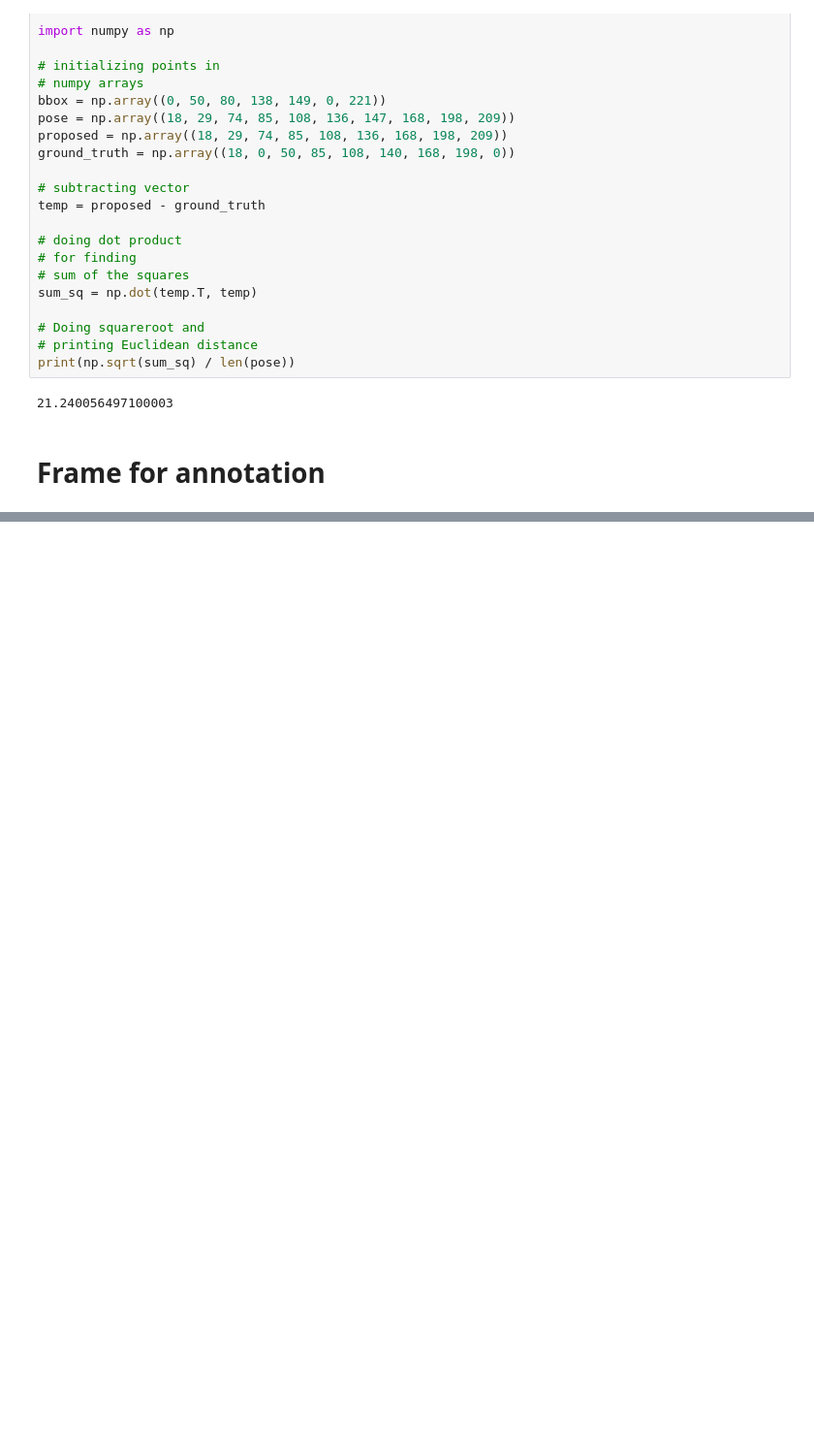
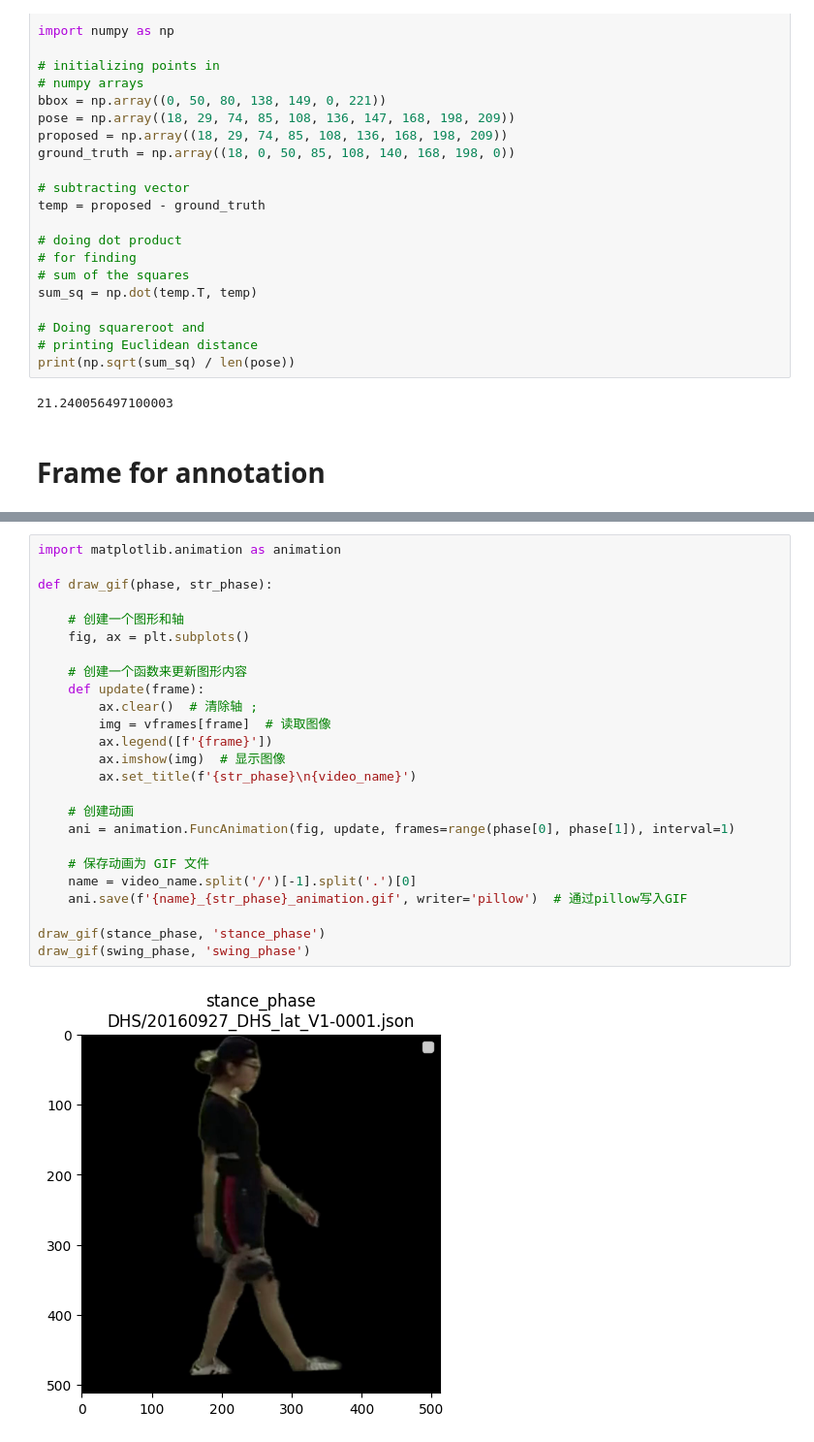
Before and after one commit to ChenKaiXuSan/Skeleton_ASD_PyTorch, a Jupyter notebook: analysis/gait_cycle_compare.ipynb, the cells around one changed output, grey strips where cells are left out. Shown at 97% size. Drawn from its saved outputs; the diff is of its cells as text; blank space fills up the shorter version.

```diff
--- a/analysis/gait_cycle_compare.ipynb
+++ b/analysis/gait_cycle_compare.ipynb
@@ -89,0 +132,27 @@ for frame in range(vframes.shape[0]):
+# %%
+import matplotlib.animation as animation
+
+def draw_gif(phase, str_phase):
+
+    # 创建一个图形和轴
+    fig, ax = plt.subplots()
+
+    # 创建一个函数来更新图形内容
+    def update(frame):
+        ax.clear()  # 清除轴	;
+        img = vframes[frame]  # 读取图像
+        ax.legend([f'{frame}'])
+        ax.imshow(img)  # 显示图像
+        ax.set_title(f'{str_phase}\n{video_name}')
+
+    # 创建动画
+    ani = animation.FuncAnimation(fig, update, frames=range(phase[0], phase[1]), interval=1)
+
+    # 保存动画为 GIF 文件
+    name = video_name.split('/')[-1].split('.')[0]
+    ani.save(f'{name}_{str_phase}_animation.gif', writer='pillow')  # 通过pillow写入GIF
+
+draw_gif(stance_phase, 'stance_phase')
+draw_gif(swing_phase, 'swing_phase')
+# %% [output]
+[figure, added]
```
Also changed, not shown: parts of 16 cells of this notebook, 4 other files.
